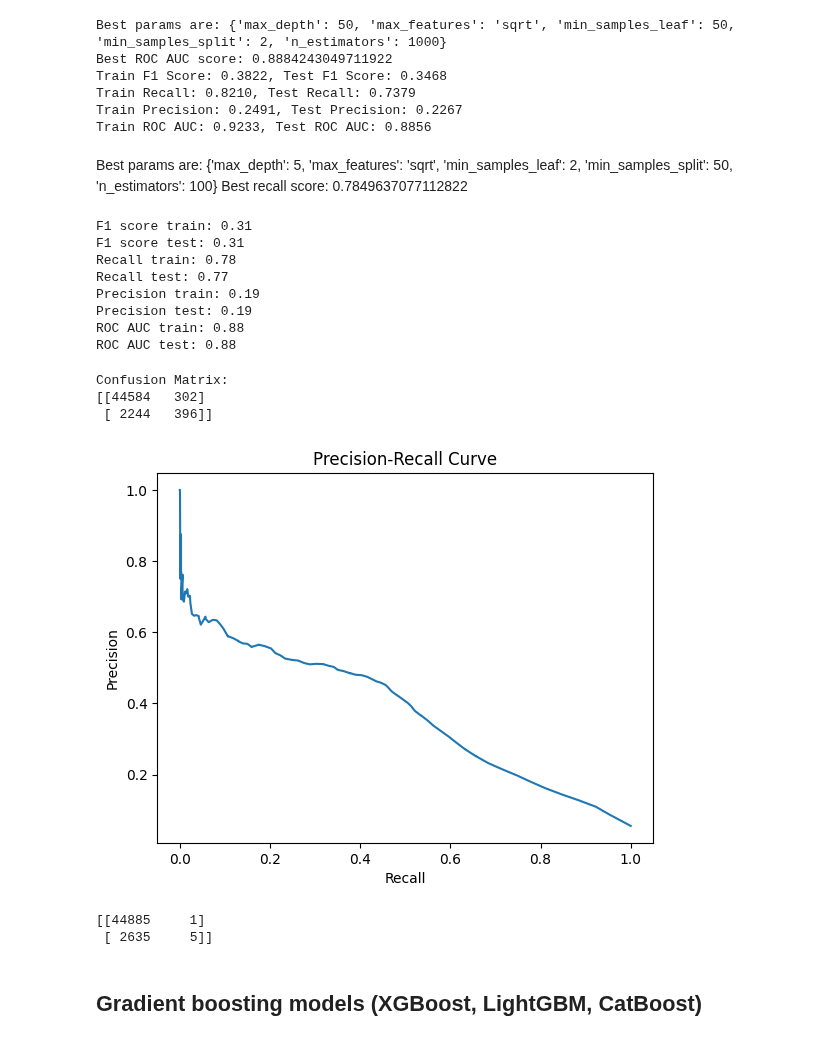
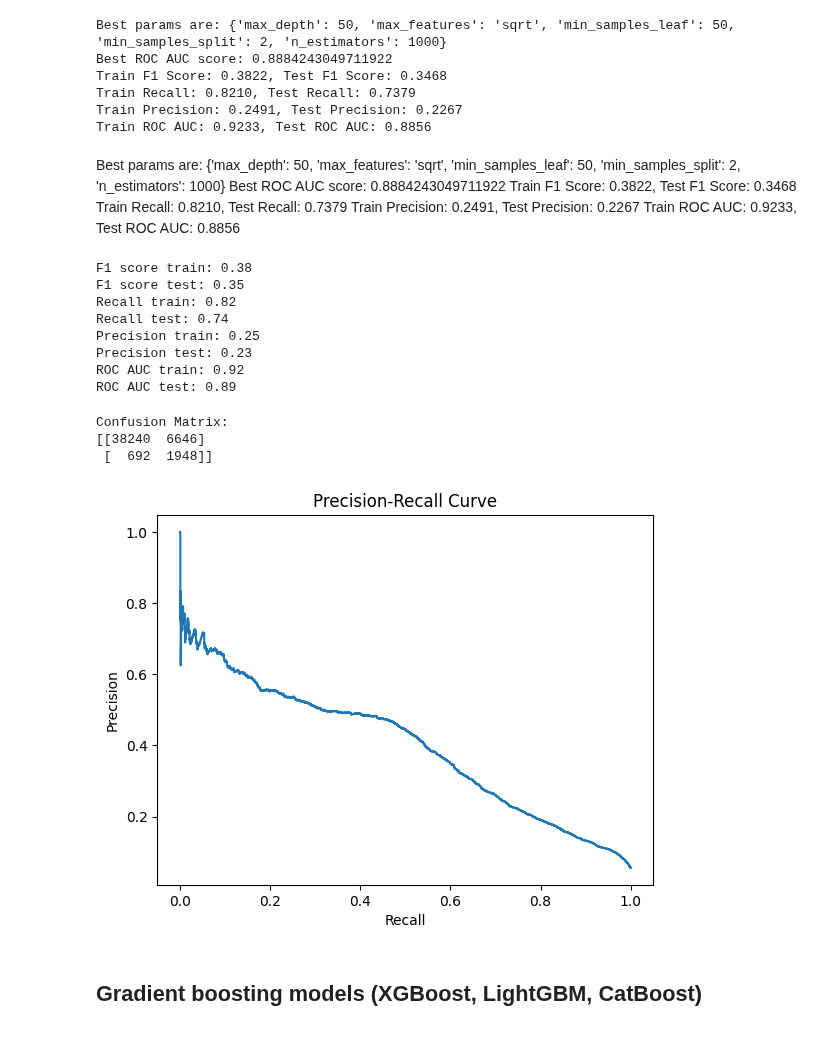
Before and after one commit to balintstewart77/magnimind-assignments, a Jupyter notebook: Capstone project/Heart Disease/notebooks/heart_prediction_balint.ipynb, the cells around one changed output. Saved outputs shown, nothing was run; the diff lists cells and outputs as text; code cells hidden in the pictures.

```diff
--- a/Capstone project/Heart Disease/notebooks/heart_prediction_balint.ipynb
+++ b/Capstone project/Heart Disease/notebooks/heart_prediction_balint.ipynb
@@ -733,13 +737,8 @@ plt.show()
 # %% [markdown]
 ## Logistic regression
 # %%
-from sklearn.linear_model import LogisticRegression
-
-# Calculate scale_pos_weight for imbalanced dataset for logistic regression model
-scale_pos_weight = len(y_train[y_train == 0]) / len(y_train[y_train == 1])
-
 # Initialize Logistic Regression model with class weights
-logreg = LogisticRegression(class_weight={0: 1.0, 1: scale_pos_weight}, random_state=42, max_iter=1000)
+logreg = LogisticRegression(class_weight='balanced', random_state=42, max_iter=1000)
 
 # Train the model
 logreg.fit(X_train_scaled, y_train)
@@ -767,14 +766,14 @@ roc_auc_test = roc_auc_score(y_test, y_test_probs)
 
 metrics = {
     "Model": "Logistic Regression",
-    "F1 Score Train": round(f1_train, 4),
-    "F1 Score Test": round(f1_test, 4),
-    "Recall Train": round(recall_train, 4),
-    "Recall Test": round(recall_test, 4),
-    "Precision Train": round(precision_train, 4),
-    "Precision Test": round(precision_test, 4),
-    "ROC AUC Train": round(roc_auc_train, 4),
-    "ROC AUC Test": round(roc_auc_test, 4)
+    "F1 Score Train": round(f1_train, 2),
+    "F1 Score Test": round(f1_test, 2),
+    "Recall Train": round(recall_train, 2),
+    "Recall Test": round(recall_test, 2),
+    "Precision Train": round(precision_train, 2),
+    "Precision Test": round(precision_test, 2),
+    "ROC AUC Train": round(roc_auc_train, 2),
+    "ROC AUC Test": round(roc_auc_test, 2)
 }
 
 # Convert to a DataFrame
@@ -783,5 +782,5 @@ log_reg_metrics_df = pd.DataFrame([metrics])
 # Set 'Model' column as index
 log_reg_metrics_df.set_index("Model", inplace=True)
 
-log_reg_metrics_df.head()
+print(metrics)
 # %% [output]
@@ -900,17 +921,21 @@ Train F1 Score: 0.3822, Test F1 Score: 0.3468
 Train Recall: 0.8210, Test Recall: 0.7379
 Train Precision: 0.2491, Test Precision: 0.2267
 Train ROC AUC: 0.9233, Test ROC AUC: 0.8856
-# %% [markdown]
-Best params are: {'max_depth': 5, 'max_features': 'sqrt', 'min_samples_leaf': 2, 'min_samples_split': 50, 'n_estimators': 100}
-Best recall score: 0.7849637077112822
+# %% [markdown]
+Best params are: {'max_depth': 50, 'max_features': 'sqrt', 'min_samples_leaf': 50, 'min_samples_split': 2, 'n_estimators': 1000}
+Best ROC AUC score: 0.8884243049711922
+Train F1 Score: 0.3822, Test F1 Score: 0.3468
+Train Recall: 0.8210, Test Recall: 0.7379
+Train Precision: 0.2491, Test Precision: 0.2267
+Train ROC AUC: 0.9233, Test ROC AUC: 0.8856
 # %%
 # initialise the finetuned RF classifier
 rf_clf = RandomForestClassifier(class_weight = 'balanced',
-                                n_estimators = 100,
+                                n_estimators = 1000,
                                 max_features = 'sqrt',
-                                min_samples_split= 50,
-                                min_samples_leaf= 2,
-                                max_depth= 5,
+                                min_samples_split= 2,
+                                min_samples_leaf= 50,
+                                max_depth= 50,
                                 random_state = 42)
 
 # train the model
@@ -944,42 +969,32 @@ roc_auc_test = roc_auc_score(y_test, y_pred_proba_test)
 print(f"ROC AUC train: {roc_auc_train:.2f}")
 print(f"ROC AUC test: {roc_auc_test:.2f}")
 # %% [output]
-F1 score train: 0.31
-F1 score test: 0.31
-Recall train: 0.78
-Recall test: 0.77
-Precision train: 0.19
-Precision test: 0.19
-ROC AUC train: 0.88
-ROC AUC test: 0.88
+F1 score train: 0.38
+F1 score test: 0.35
+Recall train: 0.82
+Recall test: 0.74
+Precision train: 0.25
+Precision test: 0.23
+ROC AUC train: 0.92
+ROC AUC test: 0.89
 # %%
 # Compute confusion matrix
-cm = confusion_matrix(y_test, y_pred)
+cm = confusion_matrix(y_test, y_pred_test)
 print("Confusion Matrix:")
 print(cm)
 # %% [output]
 Confusion Matrix:
-[[44584   302]
- [ 2244   396]]
+[[38240  6646]
+ [  692  1948]]
 # %%
-precision, recall, thresholds = precision_recall_curve(y_test, y_pred_proba)
+precision, recall, thresholds = precision_recall_curve(y_test, y_pred_proba_test)
 plt.plot(recall, precision)
 plt.xlabel('Recall')
 plt.ylabel('Precision')
 plt.title('Precision-Recall Curve')
 plt.show()
 # %% [output]
-[figure, old version]
+[figure, new version]
-# %%
-threshold = 0.8  # increase threshold to increase precision
-y_pred_adjusted = (y_pred_proba >= threshold).astype(int)
-
-# Recompute confusion matrix
-cm_adjusted = confusion_matrix(y_test, y_pred_adjusted)
-print(cm_adjusted)
-# %% [output]
-[[44885     1]
- [ 2635     5]]
 # %% [markdown]
 ## Gradient boosting models (XGBoost, LightGBM, CatBoost)
 # %% [markdown]
```
Also changed, not shown: parts of 27 cells of this notebook, 6 other files.
